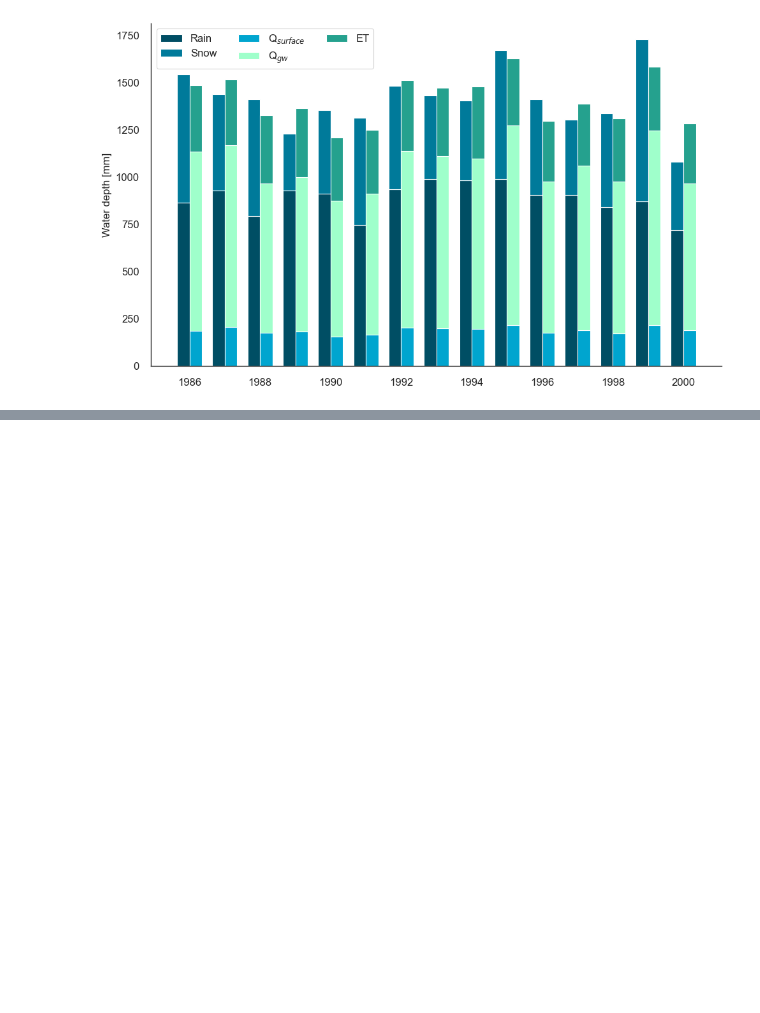
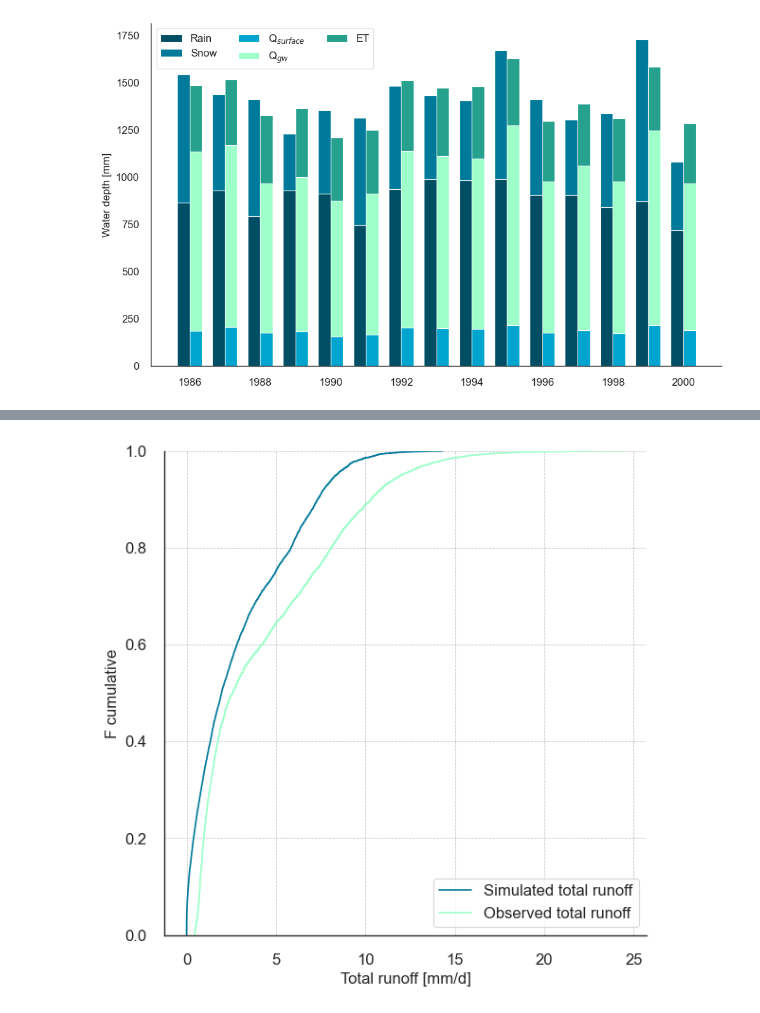
Before and after one commit to CooperBigFoot/bucket-model, a Jupyter notebook: test_run.ipynb, the cells around one changed output, grey strips where cells are left out. Drawn from its saved outputs; the diff is of its cells as text; code cells hidden in the pictures; blank space fills up the shorter version.

```diff
--- a/test_run.ipynb
+++ b/test_run.ipynb
@@ -78,0 +79,4 @@ plot_Q_Q(results=results, validation=training_data, kde=False)
+# %%
+plot_ECDF(results=results, validation=training_data)
+# %% [output]
+[figure, added]
```
Also changed, not shown: parts of 5 cells of this notebook, 1 other file.
